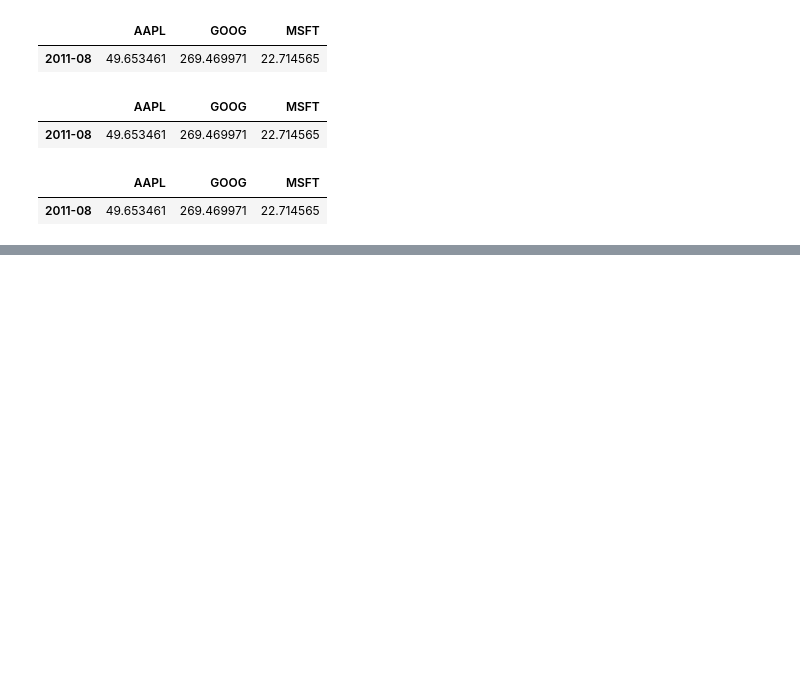
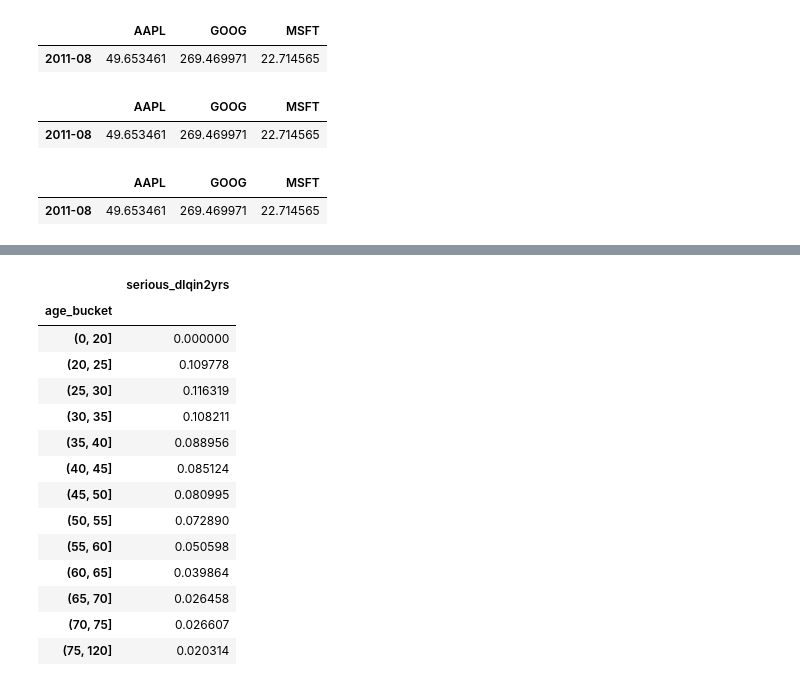
Before and after one commit to ZeweiChu/pandas-tutorial, a Jupyter notebook: pandas-6.ipynb, the cells around one changed output, grey strips where cells are left out. Drawn from its saved outputs; the diff is of its cells as text; code cells hidden in the pictures; blank space fills up the shorter version.

```diff
--- a/pandas-6.ipynb
+++ b/pandas-6.ipynb
@@ -278,0 +366,18 @@ monthly_stocks["8/2011"]
+# %%
+df[["age_bucket", "serious_dlqin2yrs"]].groupby("age_bucket").mean().fillna(0)
+# %% [output]
+|  | serious_dlqin2yrs |
+| age_bucket |  |
+| (0, 20] | 0.000000 |
+| (20, 25] | 0.109778 |
+| (25, 30] | 0.116319 |
+| (30, 35] | 0.108211 |
+| (35, 40] | 0.088956 |
+| (40, 45] | 0.085124 |
+| (45, 50] | 0.080995 |
+| (50, 55] | 0.072890 |
+| (55, 60] | 0.050598 |
+| (60, 65] | 0.039864 |
+| (65, 70] | 0.026458 |
+| (70, 75] | 0.026607 |
+| (75, 120] | 0.020314 |
```
Also changed, not shown: parts of 12 cells of this notebook, 5 other files.
